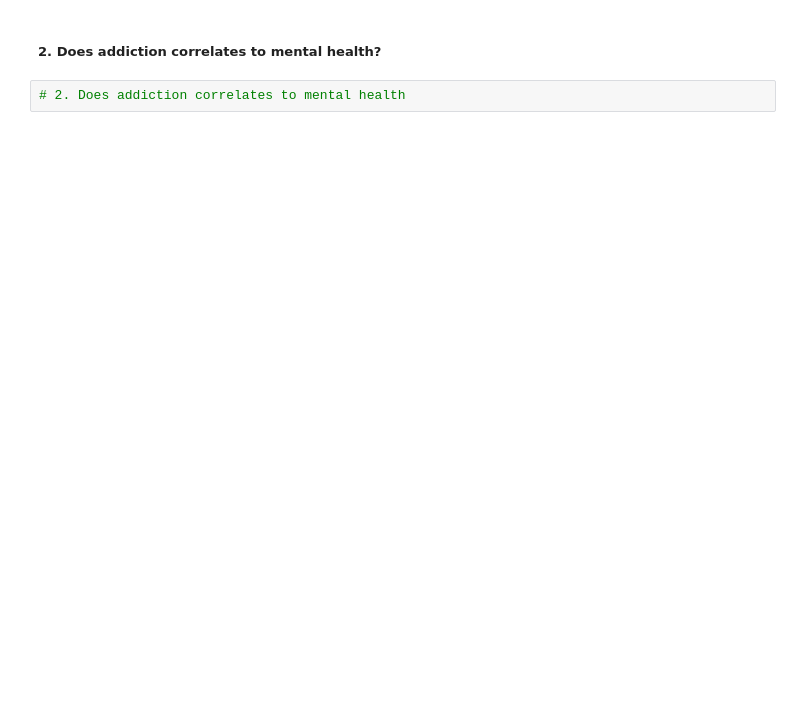
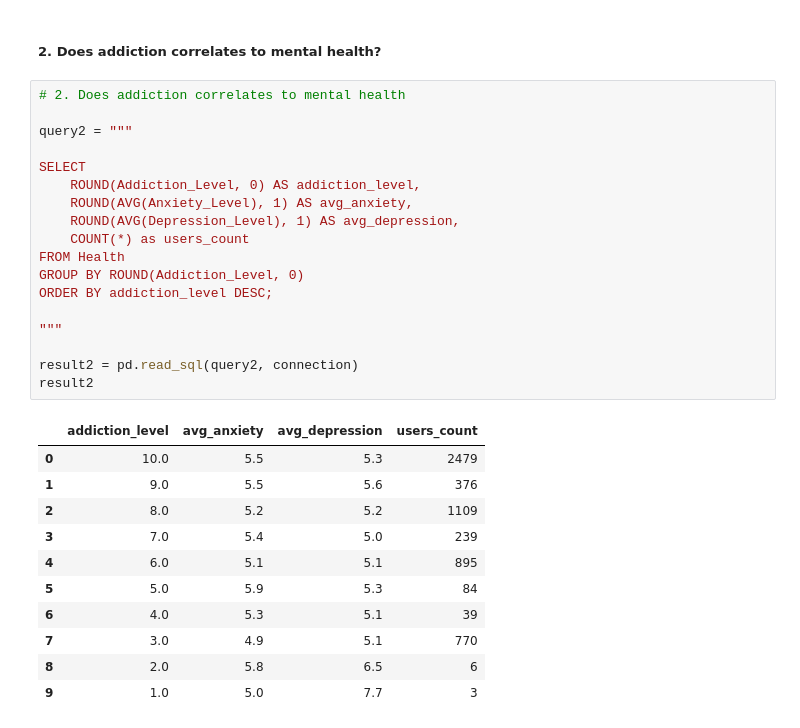
Before and after one commit to shivahari04/smartphone_addiction_analysis, a Jupyter notebook: Notebook/combined_analysis.ipynb, the cells around one changed output. Cells and saved outputs as stored; diff of their text form; blank space fills up the shorter version.

```diff
--- a/Notebook/combined_analysis.ipynb
+++ b/Notebook/combined_analysis.ipynb
@@ -232,3 +232,31 @@ result1
 ##### 2. Does addiction correlates to mental health?
 # %%
 # 2. Does addiction correlates to mental health
+
+query2 = """
+
+SELECT
+    ROUND(Addiction_Level, 0) AS addiction_level,
+    ROUND(AVG(Anxiety_Level), 1) AS avg_anxiety,
+    ROUND(AVG(Depression_Level), 1) AS avg_depression,
+    COUNT(*) as users_count
+FROM Health
+GROUP BY ROUND(Addiction_Level, 0)
+ORDER BY addiction_level DESC;
+
+"""
+
+result2 = pd.read_sql(query2, connection)
+result2
+# %% [output]
+|  | addiction_level | avg_anxiety | avg_depression | users_count |
+| 0 | 10.0 | 5.5 | 5.3 | 2479 |
+| 1 | 9.0 | 5.5 | 5.6 | 376 |
+| 2 | 8.0 | 5.2 | 5.2 | 1109 |
+| 3 | 7.0 | 5.4 | 5.0 | 239 |
+| 4 | 6.0 | 5.1 | 5.1 | 895 |
+| 5 | 5.0 | 5.9 | 5.3 | 84 |
+| 6 | 4.0 | 5.3 | 5.1 | 39 |
+| 7 | 3.0 | 4.9 | 5.1 | 770 |
+| 8 | 2.0 | 5.8 | 6.5 | 6 |
+| 9 | 1.0 | 5.0 | 7.7 | 3 |
```
Also changed, not shown: parts of 10 cells of this notebook, 1 other file.
